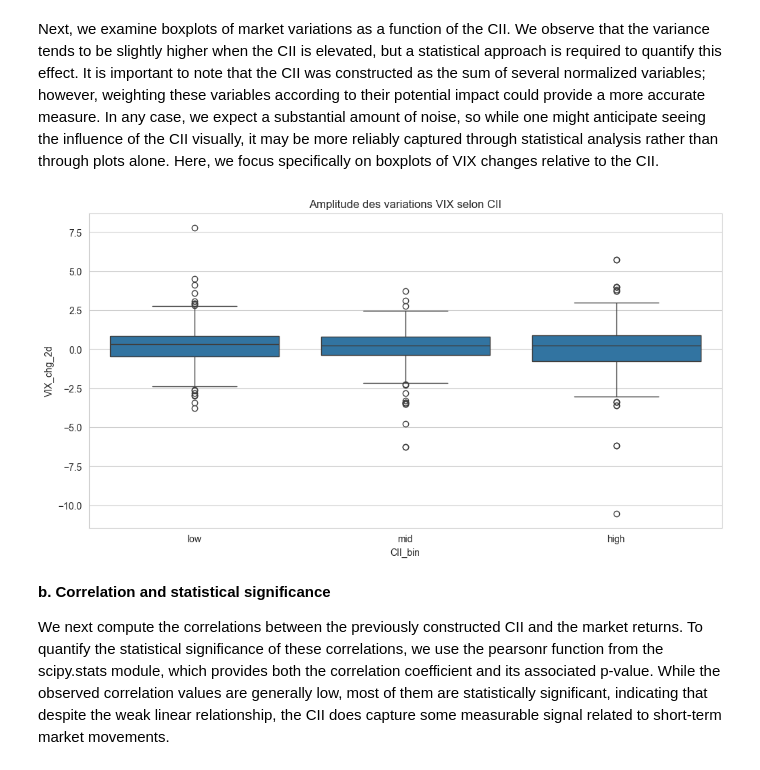
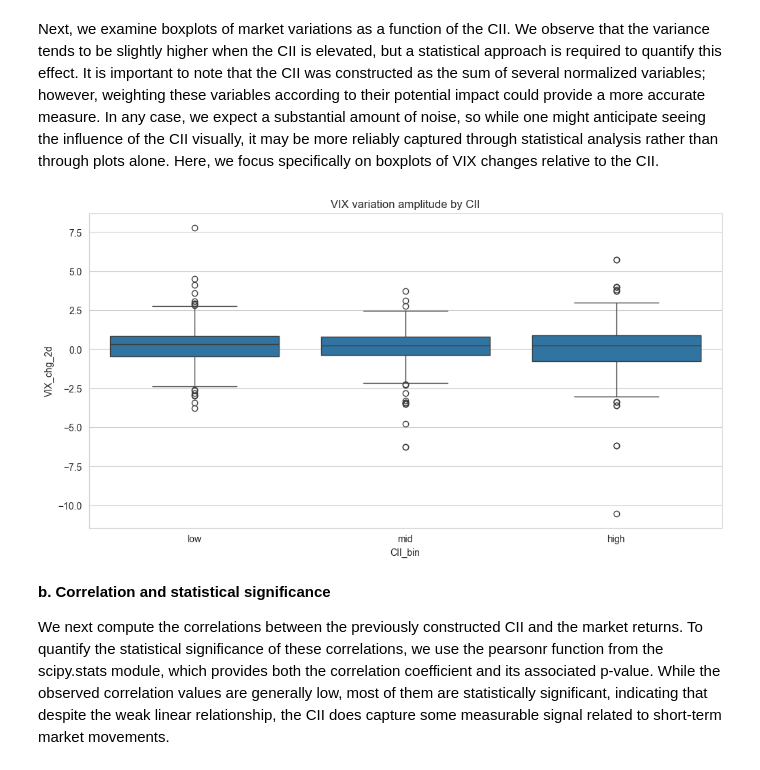
Before and after one commit to nonnen96/fed-communication-saturation, a Jupyter notebook: work_new_version .ipynb, the cells around one changed output. Drawn from its saved outputs; the diff is of its cells as text; code cells hidden in the pictures.

```diff
--- a/work_new_version .ipynb
+++ b/work_new_version .ipynb
@@ -1467,11 +1441,11 @@ Next, we examine boxplots of market variations as a function of the CII. We obse
 # %%
 df_merge["CII_bin"] = pd.qcut(df_merge["CII_pca"], q=3, labels=["low","mid","high"])
 
 sns.boxplot(data=df_merge, x="CII_bin", y="VIX_chg_2d")
-plt.title("Amplitude des variations VIX selon CII")
+plt.title("VIX variation amplitude by CII")
 plt.show()
 # %% [output]
-[figure, old version]
+[figure, new version]
 # %% [markdown]
 **b. Correlation and statistical significance**
 
```
Also changed, not shown: parts of 14 cells of this notebook.
